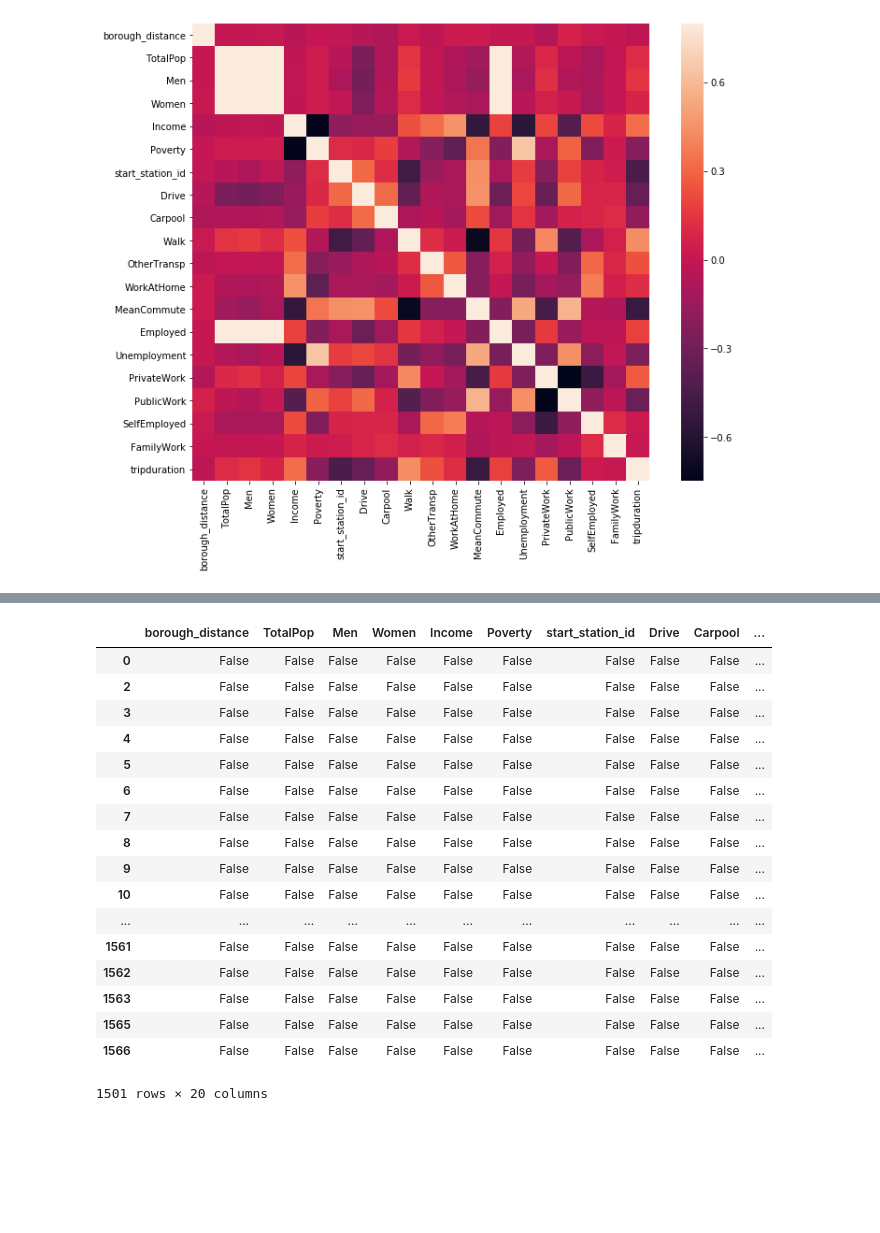
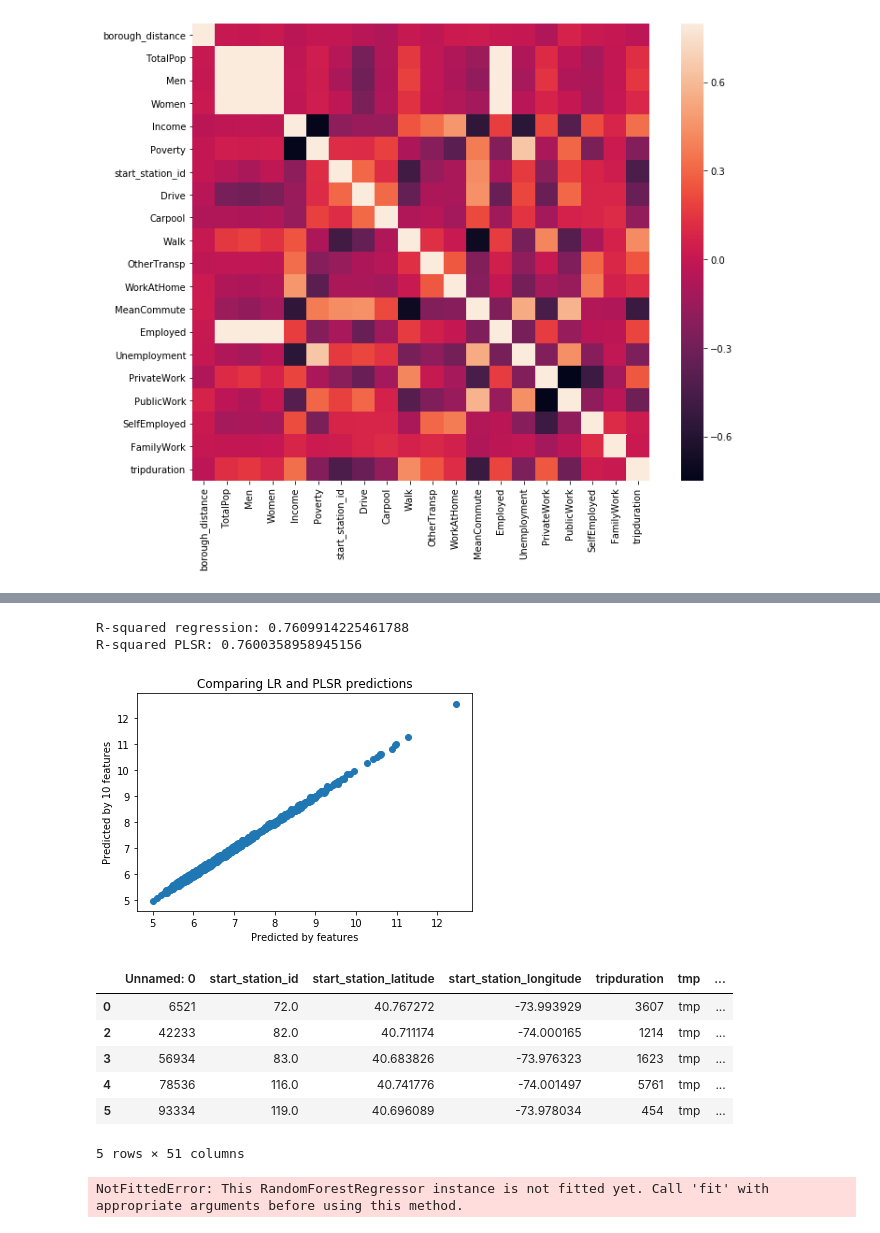
Before and after one commit to amyscott303/Thinkful, a Jupyter notebook: NY_model.ipynb, the cells around one changed output, grey strips where cells are left out. Saved outputs shown, nothing was run; the diff lists cells and outputs as text; code cells hidden in the pictures; blank space fills up the shorter version.

```diff
--- a/NY_model.ipynb
+++ b/NY_model.ipynb
@@ -90,8 +90,8 @@ Text(0, 0.5, 'total trips')
 # %%
 #create powerpoint with shell for each slide to show what you will be predicting on that slide
 # %%
-y=df.log_tripcount.dropna(axis=0)
+y=df.log_tripcount
 X=df[['borough_distance','TotalPop','Men','Women','Income','Poverty','start_station_id','Drive','Carpool','Walk','OtherTransp',
-     'WorkAtHome','MeanCommute','Employed','Unemployment','PrivateWork','PublicWork','SelfEmployed','FamilyWork', 'tripduration']].dropna(axis=0)
+     'WorkAtHome','Employed','Unemployment','PrivateWork','PublicWork','SelfEmployed','FamilyWork', 'tripduration']]
 (X_train, X_test, y_train, y_test)=train_test_split(X,y,test_size=0.25)
 lr=LinearRegression()
@@ -107,21 +105,29 @@ NameError: name 'lr' is not defined
-# %%
-np.isnan(X)
-# %% [output]
-|  | borough_distance | TotalPop | Men | Women | Income | Poverty | start_station_id | Drive | Carpool | ... |
-| 0 | False | False | False | False | False | False | False | False | False | ... |
-| 2 | False | False | False | False | False | False | False | False | False | ... |
-| 3 | False | False | False | False | False | False | False | False | False | ... |
-| 4 | False | False | False | False | False | False | False | False | False | ... |
-| 5 | False | False | False | False | False | False | False | False | False | ... |
-| 6 | False | False | False | False | False | False | False | False | False | ... |
-| 7 | False | False | False | False | False | False | False | False | False | ... |
-| 8 | False | False | False | False | False | False | False | False | False | ... |
-| 9 | False | False | False | False | False | False | False | False | False | ... |
-| 10 | False | False | False | False | False | False | False | False | False | ... |
-| ... | ... | ... | ... | ... | ... | ... | ... | ... | ... | ... |
-| 1561 | False | False | False | False | False | False | False | False | False | ... |
-| 1562 | False | False | False | False | False | False | False | False | False | ... |
-| 1563 | False | False | False | False | False | False | False | False | False | ... |
-| 1565 | False | False | False | False | False | False | False | False | False | ... |
-| 1566 | False | False | False | False | False | False | False | False | False | ... |
-1501 rows × 20 columns
+# %%
+from sklearn.cross_decomposition import PLSRegression
+
+regr = linear_model.LinearRegression()
+regr.fit(X, y)
+
+Y_pred = regr.predict(X)
+print('R-squared regression:', regr.score(X, y))
+
+
+pls1 = PLSRegression(n_components=10)
+
+
+pls1.fit(X, y)
+
+
+Y_PLS_pred = pls1.predict(X)
+print('R-squared PLSR:', pls1.score(X, y))
+
+
+plt.scatter(Y_pred,Y_PLS_pred)
+plt.xlabel('Predicted by features')
+plt.ylabel('Predicted by 10 features')
+plt.title('Comparing LR and PLSR predictions')
+plt.show()
+# %% [output]
+R-squared regression: 0.7609914225461788
+R-squared PLSR: 0.7600358958945156
+[figure, added]
@@ -127,0 +143,21 @@ np.isnan(X)
+# %%
+pd.get_dummies(df)
+df.head(5)
+# %% [output]
+|  | Unnamed: 0 | start_station_id | start_station_latitude | start_station_longitude | tripduration | tmp | ... |
+| 0 | 6521 | 72.0 | 40.767272 | -73.993929 | 3607 | tmp | ... |
+| 2 | 42233 | 82.0 | 40.711174 | -74.000165 | 1214 | tmp | ... |
+| 3 | 56934 | 83.0 | 40.683826 | -73.976323 | 1623 | tmp | ... |
+| 4 | 78536 | 116.0 | 40.741776 | -74.001497 | 5761 | tmp | ... |
+| 5 | 93334 | 119.0 | 40.696089 | -73.978034 | 454 | tmp | ... |
+5 rows × 51 columns
+# %%
+regr = ensemble.RandomForestRegressor()
+X = df.drop('log_tripcount', 1)
+Y = df['log_tripcount']
+X = pd.get_dummies(X)
+X = X.dropna(axis=1)
+
+print(regr.feature_importances_)
+# %% [output]
+NotFittedError: This RandomForestRegressor instance is not fitted yet. Call 'fit' with appropriate arguments before using this method.
```
Also changed, not shown: parts of 7 cells of this notebook.
